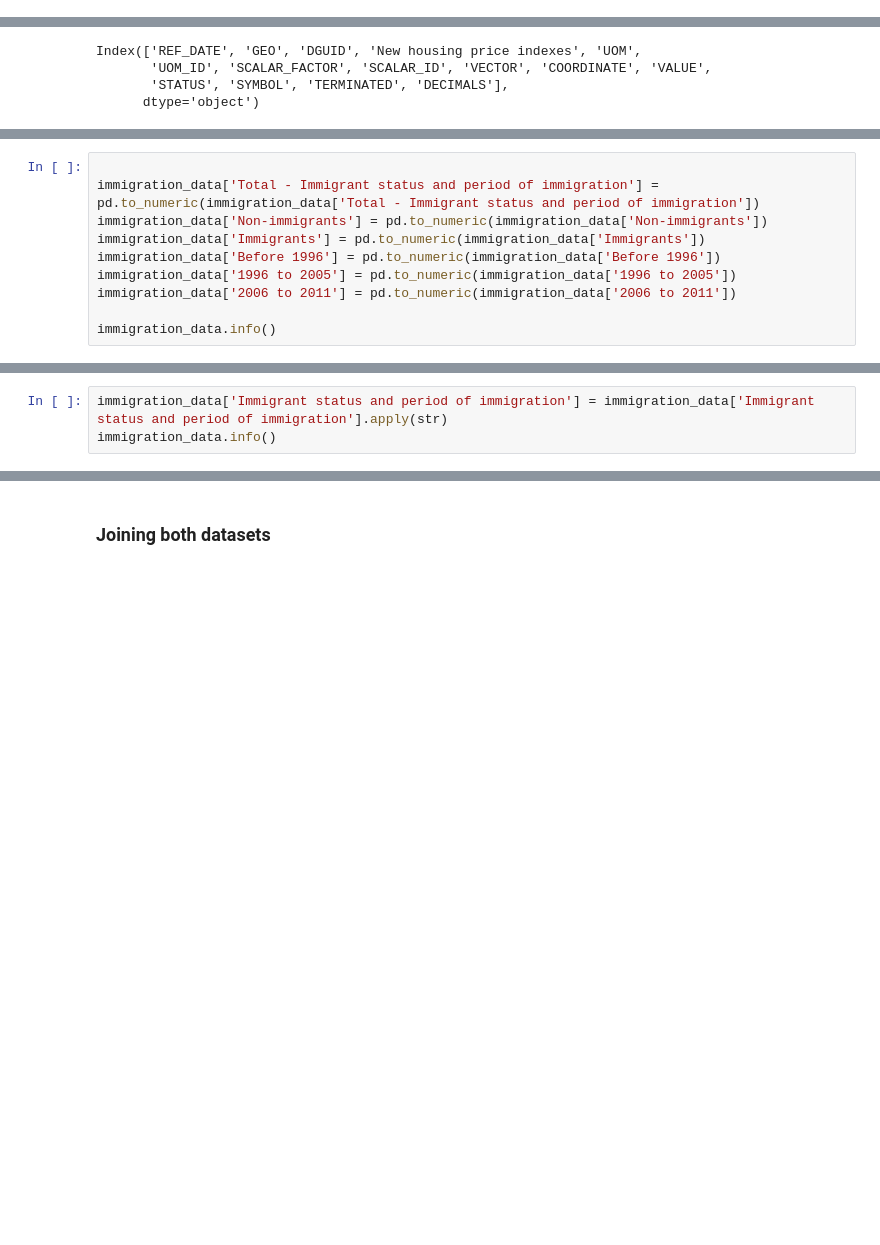
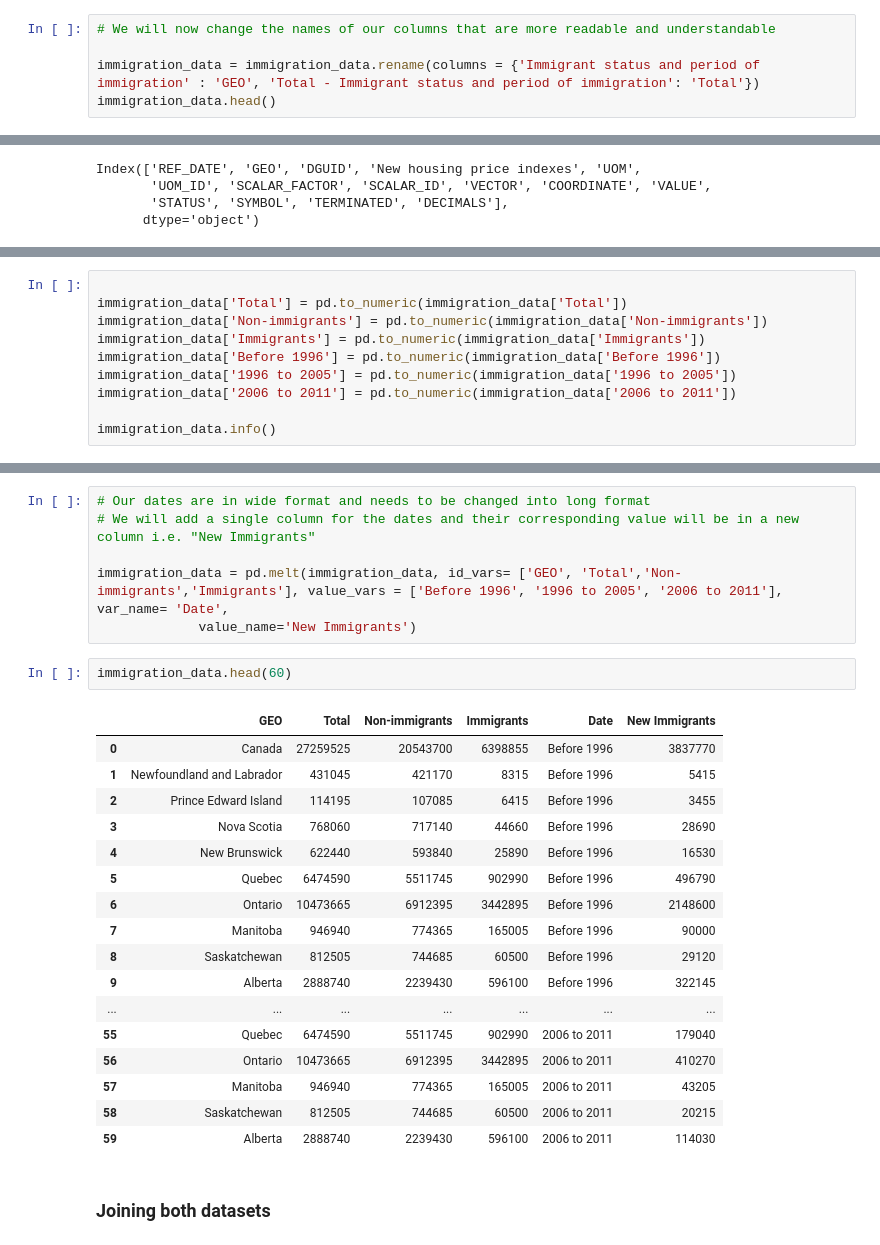
Before and after one commit to hunainmuneer/housing-crisis-in-canada, a Jupyter notebook: data-science-project/notebooks/notebook1.ipynb, the cells around one changed output, grey strips where cells are left out. Drawn from its saved outputs; the diff is of its cells as text; blank space fills up the shorter version.

```diff
--- a/data-science-project/notebooks/notebook1.ipynb
+++ b/data-science-project/notebooks/notebook1.ipynb
@@ -219,3 +219,8 @@ immigration_data.head()
 | 3 | Prince Edward Island | 114195 | 107085 | 6415 | 3455 | 920 | ... |
 | 4 | Nova Scotia / Nouvelle-Écosse | 768060 | 717140 | 44660 | 28690 | 7485 | ... |
 | 5 | New Brunswick / Nouveau-Brunswick | 622440 | 593840 | 25890 | 16530 | 3970 | ... |
+# %%
+# We will now change the names of our columns that are more readable and understandable
+
+immigration_data = immigration_data.rename(columns = {'Immigrant status and period of immigration' : 'GEO', 'Total - Immigrant status and period of immigration': 'Total'})
+immigration_data.head()
@@ -275,7 +284,7 @@ Index(['Immigrant status and period of immigration',
       dtype='object', name=0)
 # %%
 
-immigration_data['Total - Immigrant status and period of immigration'] = pd.to_numeric(immigration_data['Total - Immigrant status and period of immigration'])
+immigration_data['Total'] = pd.to_numeric(immigration_data['Total'])
 immigration_data['Non-immigrants'] = pd.to_numeric(immigration_data['Non-immigrants'])
 immigration_data['Immigrants'] = pd.to_numeric(immigration_data['Immigrants'])
 immigration_data['Before 1996'] = pd.to_numeric(immigration_data['Before 1996'])
@@ -299,5 +308,2 @@ Data columns (total 7 columns):
 dtypes: int64(6), object(1)
 memory usage: 1.5+ KB
-# %%
-immigration_data['Immigrant status and period of immigration'] = immigration_data['Immigrant status and period of immigration'].apply(str)
-immigration_data.info()
@@ -319,3 +319,29 @@ memory usage: 1.5+ KB
+# %%
+# Our dates are in wide format and needs to be changed into long format
+# We will add a single column for the dates and their corresponding value will be in a new column i.e. "New Immigrants"
+
+immigration_data = pd.melt(immigration_data, id_vars= ['GEO', 'Total','Non-immigrants','Immigrants'], value_vars = ['Before 1996', '1996 to 2005', '2006 to 2011'], var_name= 'Date',
+             value_name='New Immigrants')
+# %%
+immigration_data.head(60)
+# %% [output]
+|  | GEO | Total | Non-immigrants | Immigrants | Date | New Immigrants |
+| 0 | Canada | 27259525 | 20543700 | 6398855 | Before 1996 | 3837770 |
+| 1 | Newfoundland and Labrador | 431045 | 421170 | 8315 | Before 1996 | 5415 |
+| 2 | Prince Edward Island | 114195 | 107085 | 6415 | Before 1996 | 3455 |
+| 3 | Nova Scotia | 768060 | 717140 | 44660 | Before 1996 | 28690 |
+| 4 | New Brunswick | 622440 | 593840 | 25890 | Before 1996 | 16530 |
+| 5 | Quebec | 6474590 | 5511745 | 902990 | Before 1996 | 496790 |
+| 6 | Ontario | 10473665 | 6912395 | 3442895 | Before 1996 | 2148600 |
+| 7 | Manitoba | 946940 | 774365 | 165005 | Before 1996 | 90000 |
+| 8 | Saskatchewan | 812505 | 744685 | 60500 | Before 1996 | 29120 |
+| 9 | Alberta | 2888740 | 2239430 | 596100 | Before 1996 | 322145 |
+| ... | ... | ... | ... | ... | ... | ... |
+| 55 | Quebec | 6474590 | 5511745 | 902990 | 2006 to 2011 | 179040 |
+| 56 | Ontario | 10473665 | 6912395 | 3442895 | 2006 to 2011 | 410270 |
+| 57 | Manitoba | 946940 | 774365 | 165005 | 2006 to 2011 | 43205 |
+| 58 | Saskatchewan | 812505 | 744685 | 60500 | 2006 to 2011 | 20215 |
+| 59 | Alberta | 2888740 | 2239430 | 596100 | 2006 to 2011 | 114030 |
 # %% [markdown]
 ### Joining both datasets
 # %% [markdown]
```
Also changed, not shown: parts of 16 cells of this notebook.
